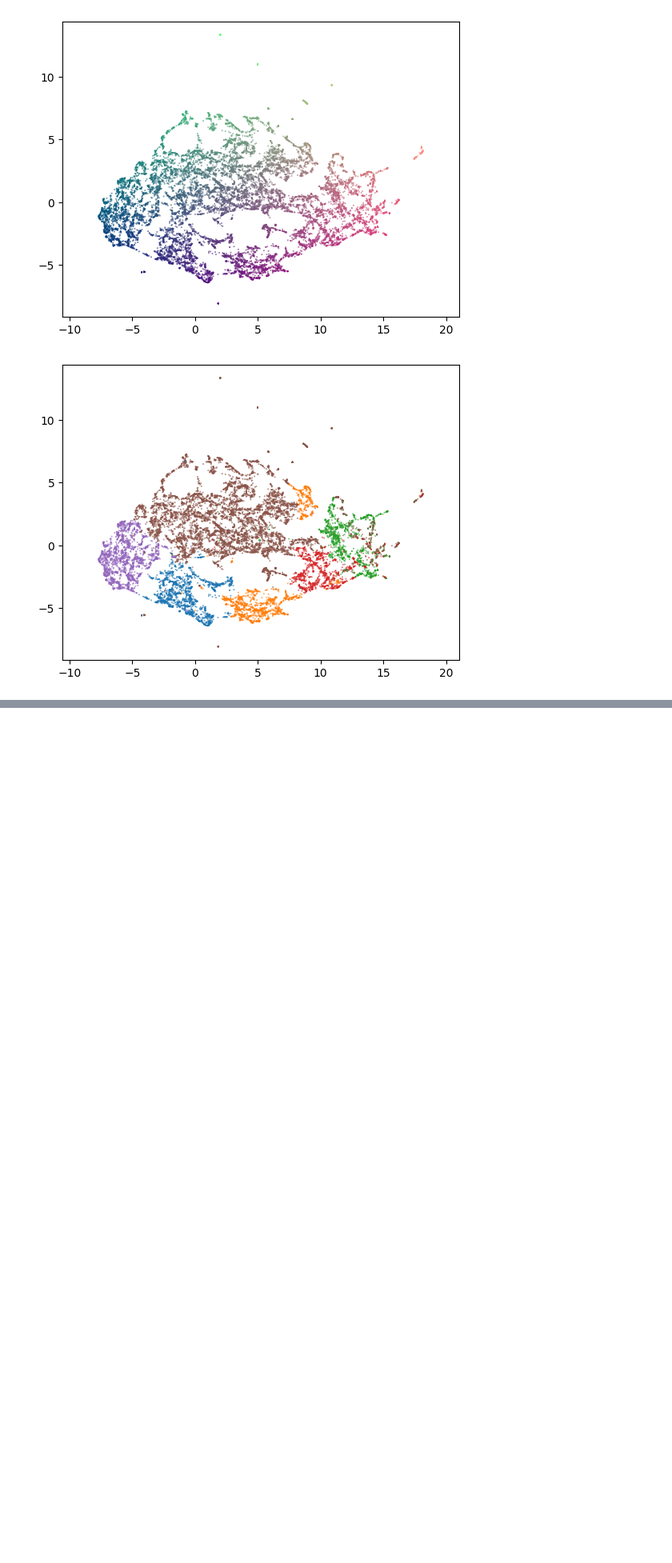
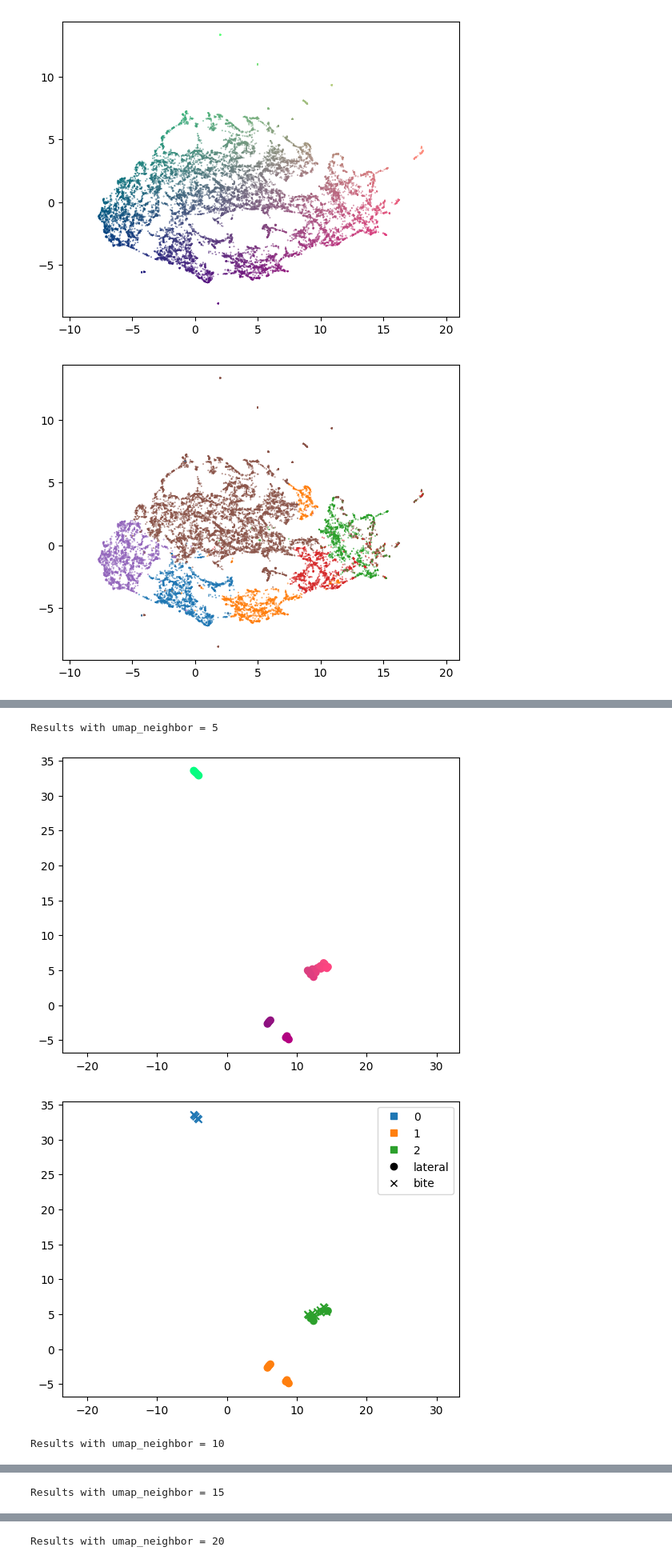
Before and after one commit to NooriChoi/VTK_2023_behavior_classification, a Jupyter notebook: notebook/VTK_behavior_classification.ipynb, the cells around one changed output, grey strips where cells are left out. Shown at 80% size. Cells and saved outputs as stored; diff of their text form; code cells hidden in the pictures; blank space fills up the shorter version.

Commit message:
add clustering scoring

```diff
--- a/notebook/VTK_behavior_classification.ipynb
+++ b/notebook/VTK_behavior_classification.ipynb
@@ -182,7 +195,7 @@ input_seq.shape
 
 LEARNING_RATE = 0.0005
 BATCH_SIZE = 16
-EPOCHS = 50
+EPOCHS = 150
 # %%
 ## train LSTM autoencoder
 Autoencoder, Encoder, Decoder = train(input_seq, LEARNING_RATE, BATCH_SIZE, EPOCHS)
@@ -192,18 +223,27 @@ latent_representation = Encoder.predict(input_seq)
 # %%
 # HDBSCAN clustering of latent representations
 
-umap_neighbor = [5, 10]
+cluster_labels_df = pd.DataFrame()
+umap_neighbor = [5, 10, 15, 20]
 for neighbor in umap_neighbor:
     print(f"Results with umap_neighbor = {neighbor}")
     ## UMAP with latent representation
     reducer = umap.UMAP(random_state=0, n_neighbors=neighbor).fit(latent_representation)
     second_embedding = reducer.transform(latent_representation)
     ### visualize umap embedding of LSTM latent representation
     LSTM_umap_figure(second_embedding)
 
     ## HDBSCAN clustering
     clusterer = hdbscan.HDBSCAN(min_cluster_size=5, min_samples=1)
     clusterer.fit(second_embedding)
     cluster_labels = clusterer.labels_
+    ## append cluster_labels
+    cluster_labels_df[f"cluster_un{neighbor}"] = cluster_labels
+
     ### visualize HDBSCAN clustering
     LSTM_hdbscan_figure(second_embedding, cluster_labels, true_labels)
+# %% [output]
+Results with umap_neighbor = 5
+[figure, added]
+[figure, added]
+Results with umap_neighbor = 10
@@ -209,0 +252 @@ for neighbor in umap_neighbor:
+Results with umap_neighbor = 15
@@ -209,0 +255 @@ for neighbor in umap_neighbor:
+Results with umap_neighbor = 20
```
Also changed, not shown: parts of 9 cells of this notebook, 2 other files.
